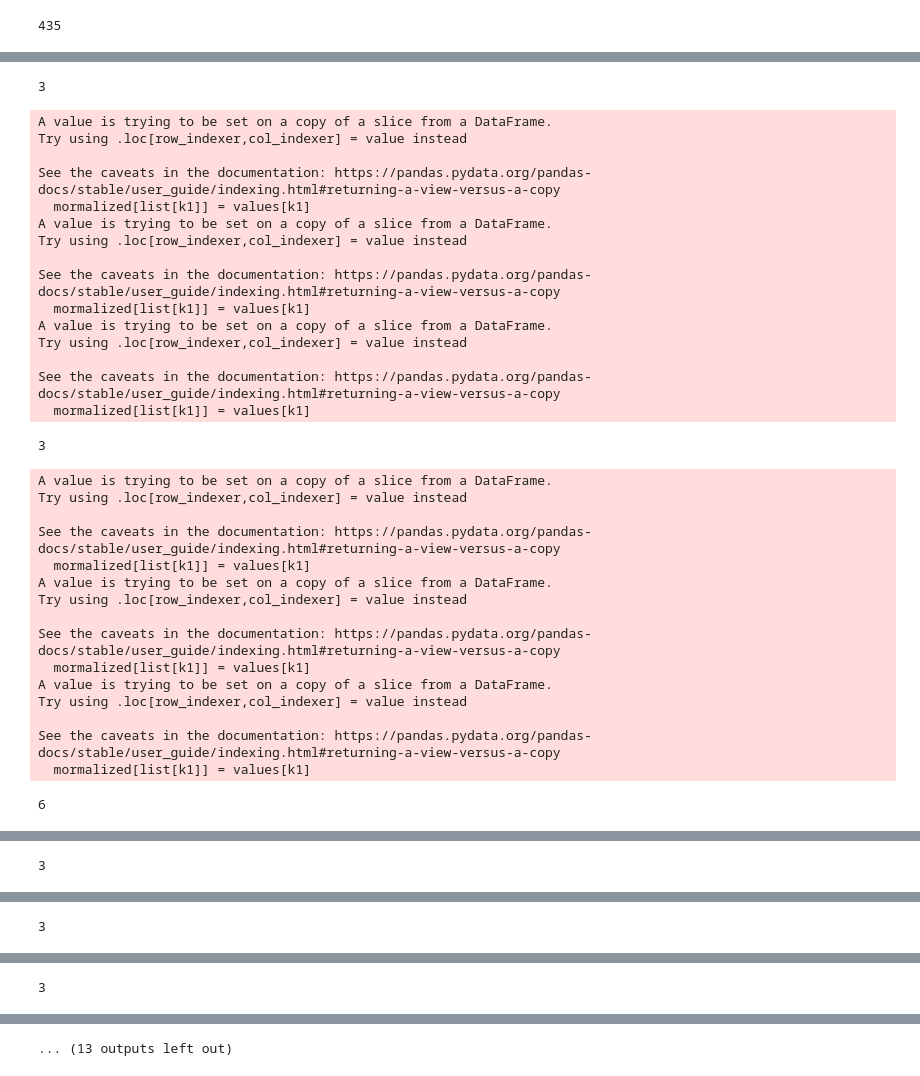
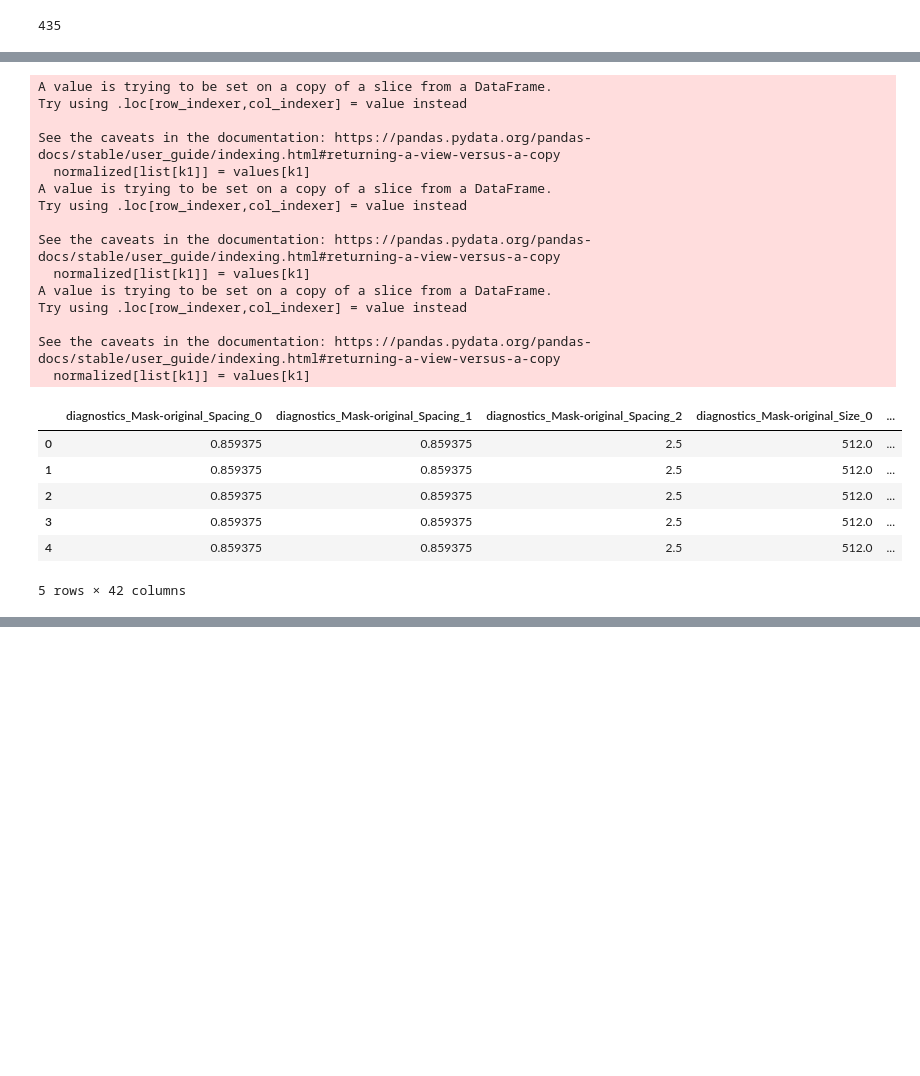
Before and after one commit to barbara-san/LabIACD-Project-1, a Jupyter notebook: Lero/meow.ipynb, the cells around one changed output, grey strips where cells are left out. Drawn from its saved outputs; the diff is of its cells as text; code cells hidden in the pictures; blank space fills up the shorter version.

```diff
--- a/Lero/meow.ipynb
+++ b/Lero/meow.ipynb
@@ -15,6 +15,6 @@ print(b.shape)
 # %%
 # Merge the datasets on their ID
 df = b.merge(a, left_on='id', right_on='Id')
-df.drop(columns=['Id'])
+df = df.drop(columns=['Id'])
 df.shape
 # %% [output]
@@ -171,64 +136,55 @@ print(new_df.shape)
 # %%
-# 12 - 17
-mormalized = df[object_columns]
+normalized = df[object_columns]
 
+# Tranforming string type columns '(x, y, z)' in separate columns x, y and z
 for j in range(0, 12):
-    col = mormalized[object_columns[j]]
+    col = normalized[object_columns[j]]
 
    # Count the commas in the string
     comma_count = col.iloc[0].count(',')
-    print(comma_count +1)
 
     # Defining the names for the new cloumns
     list = []
     for i in range(comma_count + 1):
         name = object_columns[j] + "_" + str(i)
         list.append(name)
 
-    for k in range(len(mormalized)):
+    for k in range(len(normalized)):
         s = col.iloc[k]
 
         # Split the 'coordinates' column into separate columns
         s = s.strip('()')
         values = [float(idx) for idx in s.split(', ')]
 
         for k1 in range(len(list)):
-            mormalized[list[k1]] = values[k1]
+            normalized[list[k1]] = values[k1]
 
-mormalized.drop(columns= object_columns[0,12])
+    normalized = normalized.drop(columns= object_columns[j])
 
-print(mormalized)
+# Dropping other comlumns with questionable data
+normalized = normalized.drop(columns= normalized.columns[0:5])
+
+normalized.head()
 # %% [output]
-3
+A value is trying to be set on a copy of a slice from a DataFrame.
+Try using .loc[row_indexer,col_indexer] = value instead
+
+See the caveats in the documentation: https://pandas.pydata.org/pandas-docs/stable/user_guide/indexing.html#returning-a-view-versus-a-copy
+  normalized[list[k1]] = values[k1]
+A value is trying to be set on a copy of a slice from a DataFrame.
+Try using .loc[row_indexer,col_indexer] = value instead
+
+See the caveats in the documentation: https://pandas.pydata.org/pandas-docs/stable/user_guide/indexing.html#returning-a-view-versus-a-copy
+  normalized[list[k1]] = values[k1]
+A value is trying to be set on a copy of a slice from a DataFrame.
+Try using .loc[row_indexer,col_indexer] = value instead
+
+See the caveats in the documentation: https://pandas.pydata.org/pandas-docs/stable/user_guide/indexing.html#returning-a-view-versus-a-copy
+  normalized[list[k1]] = values[k1]
+|  | diagnostics_Mask-original_Spacing_0 | diagnostics_Mask-original_Spacing_1 | diagnostics_Mask-original_Spacing_2 | diagnostics_Mask-original_Size_0 | ... |
+| 0 | 0.859375 | 0.859375 | 2.5 | 512.0 | ... |
+| 1 | 0.859375 | 0.859375 | 2.5 | 512.0 | ... |
+| 2 | 0.859375 | 0.859375 | 2.5 | 512.0 | ... |
+| 3 | 0.859375 | 0.859375 | 2.5 | 512.0 | ... |
+| 4 | 0.859375 | 0.859375 | 2.5 | 512.0 | ... |
-A value is trying to be set on a copy of a slice from a DataFrame.
-Try using .loc[row_indexer,col_indexer] = value instead
-
-See the caveats in the documentation: https://pandas.pydata.org/pandas-docs/stable/user_guide/indexing.html#returning-a-view-versus-a-copy
-  mormalized[list[k1]] = values[k1]
-A value is trying to be set on a copy of a slice from a DataFrame.
-Try using .loc[row_indexer,col_indexer] = value instead
-
-See the caveats in the documentation: https://pandas.pydata.org/pandas-docs/stable/user_guide/indexing.html#returning-a-view-versus-a-copy
-  mormalized[list[k1]] = values[k1]
-A value is trying to be set on a copy of a slice from a DataFrame.
-Try using .loc[row_indexer,col_indexer] = value instead
-
-See the caveats in the documentation: https://pandas.pydata.org/pandas-docs/stable/user_guide/indexing.html#returning-a-view-versus-a-copy
-  mormalized[list[k1]] = values[k1]
+5 rows × 42 columns
-3
-A value is trying to be set on a copy of a slice from a DataFrame.
-Try using .loc[row_indexer,col_indexer] = value instead
-
-See the caveats in the documentation: https://pandas.pydata.org/pandas-docs/stable/user_guide/indexing.html#returning-a-view-versus-a-copy
-  mormalized[list[k1]] = values[k1]
-A value is trying to be set on a copy of a slice from a DataFrame.
-Try using .loc[row_indexer,col_indexer] = value instead
-
-See the caveats in the documentation: https://pandas.pydata.org/pandas-docs/stable/user_guide/indexing.html#returning-a-view-versus-a-copy
-  mormalized[list[k1]] = values[k1]
-A value is trying to be set on a copy of a slice from a DataFrame.
-Try using .loc[row_indexer,col_indexer] = value instead
-
-See the caveats in the documentation: https://pandas.pydata.org/pandas-docs/stable/user_guide/indexing.html#returning-a-view-versus-a-copy
-  mormalized[list[k1]] = values[k1]
-6
@@ -252 +190,0 @@ See the caveats in the documentation: https://pandas.pydata.org/pandas-docs/stab
-3
@@ -268 +190,0 @@ See the caveats in the documentation: https://pandas.pydata.org/pandas-docs/stab
-3
@@ -284 +190,0 @@ See the caveats in the documentation: https://pandas.pydata.org/pandas-docs/stab
-3
@@ -300 +190,0 @@ See the caveats in the documentation: https://pandas.pydata.org/pandas-docs/stab
-... (13 outputs left out)
```
Also changed, not shown: parts of 13 cells of this notebook.
